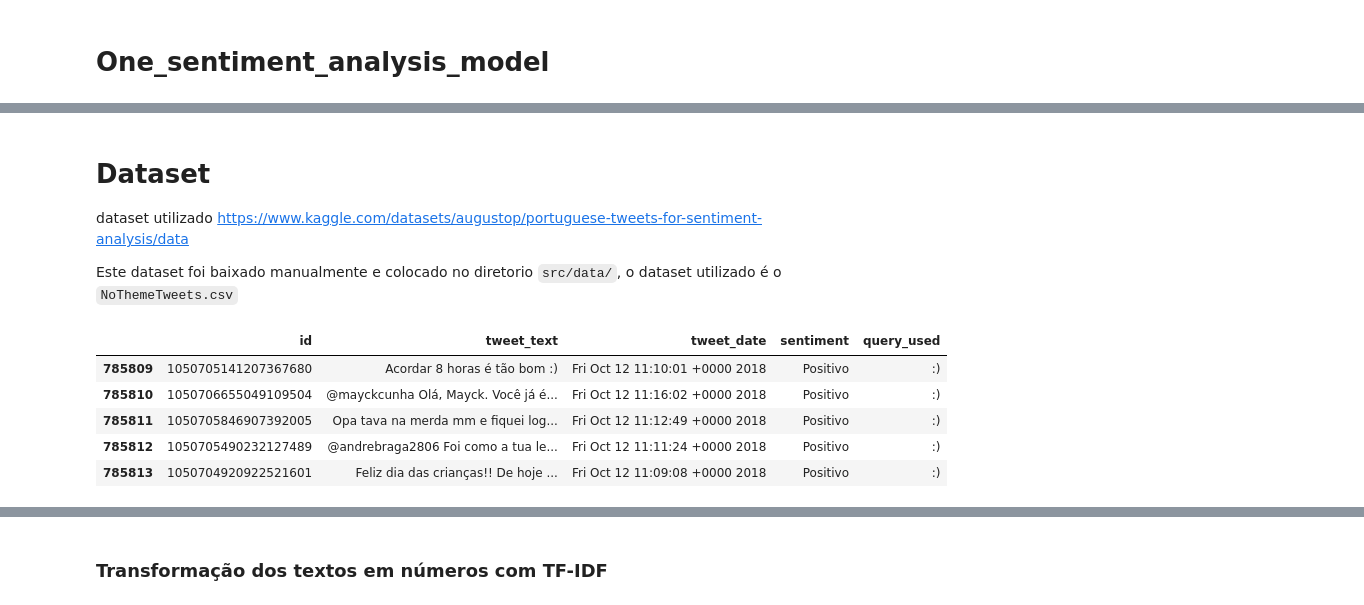
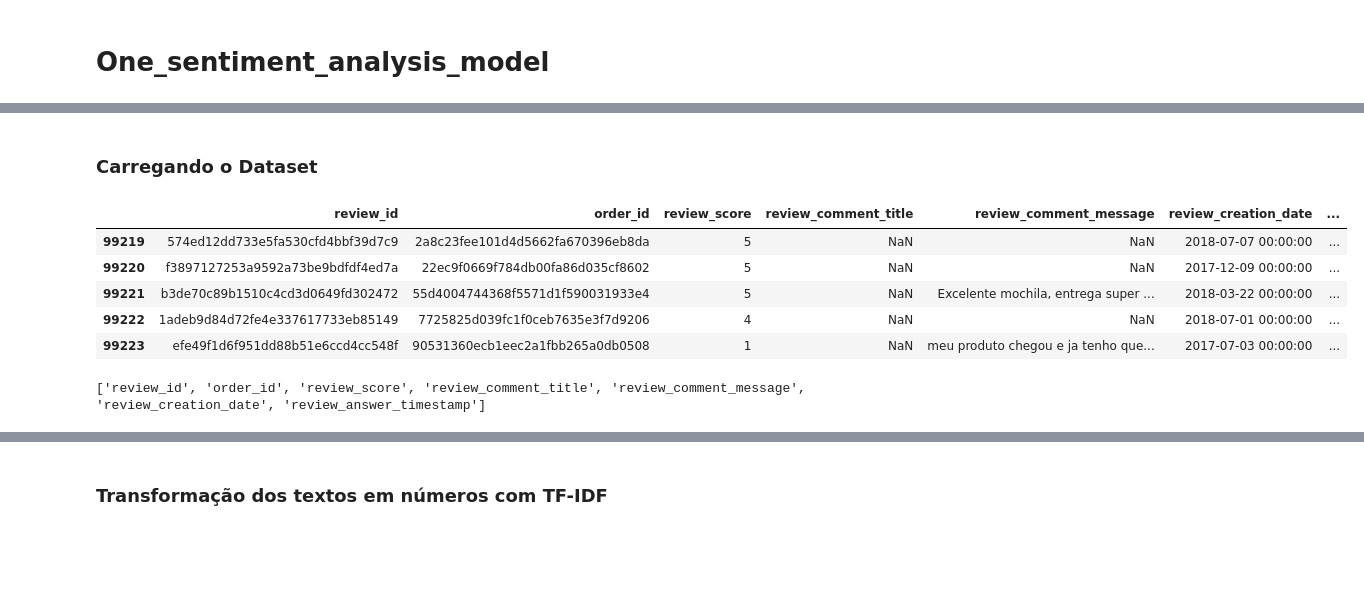
Before and after one commit to ONE-sentiment-analysis/One_sentiment_analysis_model, a Jupyter notebook: src/notebooks/00_One_sentiment_analysis_model.ipynb, the cells around one changed output, grey strips where cells are left out. Saved outputs shown, nothing was run; the diff lists cells and outputs as text; code cells hidden in the pictures; blank space fills up the shorter version.

```diff
--- a/src/notebooks/00_One_sentiment_analysis_model.ipynb
+++ b/src/notebooks/00_One_sentiment_analysis_model.ipynb
@@ -50,18 +78,20 @@ from sklearn.metrics import accuracy_score
 # %% [markdown]
-# Dataset
-dataset utilizado https://www.kaggle.com/datasets/augustop/portuguese-tweets-for-sentiment-analysis/data
-
-Este dataset foi baixado manualmente e colocado no diretorio `src/data/`, o dataset utilizado é o `NoThemeTweets.csv`
+### Carregando o Dataset
 # %%
 # carregando o dataset original
-df = pd.read_csv('../data/NoThemeTweets.csv')
+df = pd.read_csv('../data/olist_order_reviews_dataset.csv')
 df.tail()
 # %% [output]
-|  | id | tweet_text | tweet_date | sentiment | query_used |
-| 785809 | 1050705141207367680 | Acordar 8 horas é tão bom :) | Fri Oct 12 11:10:01 +0000 2018 | Positivo | :) |
-| 785810 | 1050706655049109504 | @mayckcunha Olá, Mayck. Você já é... | Fri Oct 12 11:16:02 +0000 2018 | Positivo | :) |
-| 785811 | 1050705846907392005 | Opa tava na merda mm e fiquei log... | Fri Oct 12 11:12:49 +0000 2018 | Positivo | :) |
-| 785812 | 1050705490232127489 | @andrebraga2806 Foi como a tua le... | Fri Oct 12 11:11:24 +0000 2018 | Positivo | :) |
-| 785813 | 1050704920922521601 | Feliz dia das crianças!! De hoje ... | Fri Oct 12 11:09:08 +0000 2018 | Positivo | :) |
+|  | review_id | order_id | review_score | review_comment_title | review_comment_message | review_creation_date | ... |
+| 99219 | 574ed12dd733e5fa530cfd4bbf39d7c9 | 2a8c23fee101d4d5662fa670396eb8da | 5 | NaN | NaN | 2018-07-07 00:00:00 | ... |
+| 99220 | f3897127253a9592a73be9bdfdf4ed7a | 22ec9f0669f784db00fa86d035cf8602 | 5 | NaN | NaN | 2017-12-09 00:00:00 | ... |
+| 99221 | b3de70c89b1510c4cd3d0649fd302472 | 55d4004744368f5571d1f590031933e4 | 5 | NaN | Excelente mochila, entrega super ... | 2018-03-22 00:00:00 | ... |
+| 99222 | 1adeb9d84d72fe4e337617733eb85149 | 7725825d039fc1f0ceb7635e3f7d9206 | 4 | NaN | NaN | 2018-07-01 00:00:00 | ... |
+| 99223 | efe49f1d6f951dd88b51e6ccd4cc548f | 90531360ecb1eec2a1fbb265a0db0508 | 1 | NaN | meu produto chegou e ja tenho que... | 2017-07-03 00:00:00 | ... |
+# %%
+# Mostrar nomes de todas as colunas do DataFrame
+print(df.columns.tolist())
+# %% [output]
+['review_id', 'order_id', 'review_score', 'review_comment_title', 'review_comment_message', 'review_creation_date', 'review_answer_timestamp']
 # %%
 # removendo colunas desnessarias e limitando o dataset para 50.000 amostras
```
Also changed, not shown: parts of 14 cells of this notebook, 3 other files.
